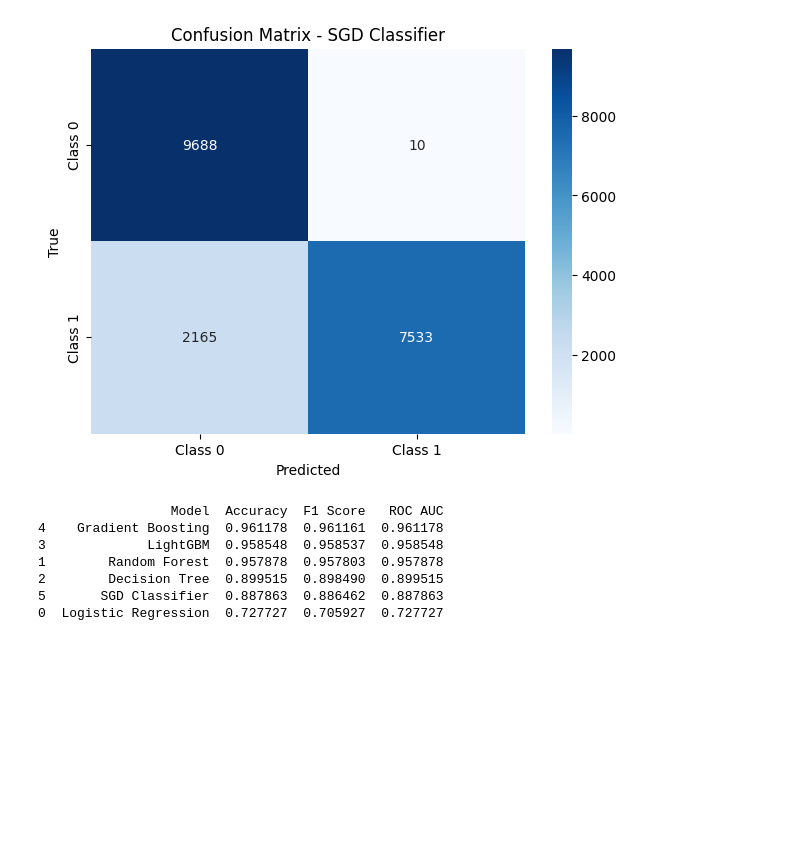
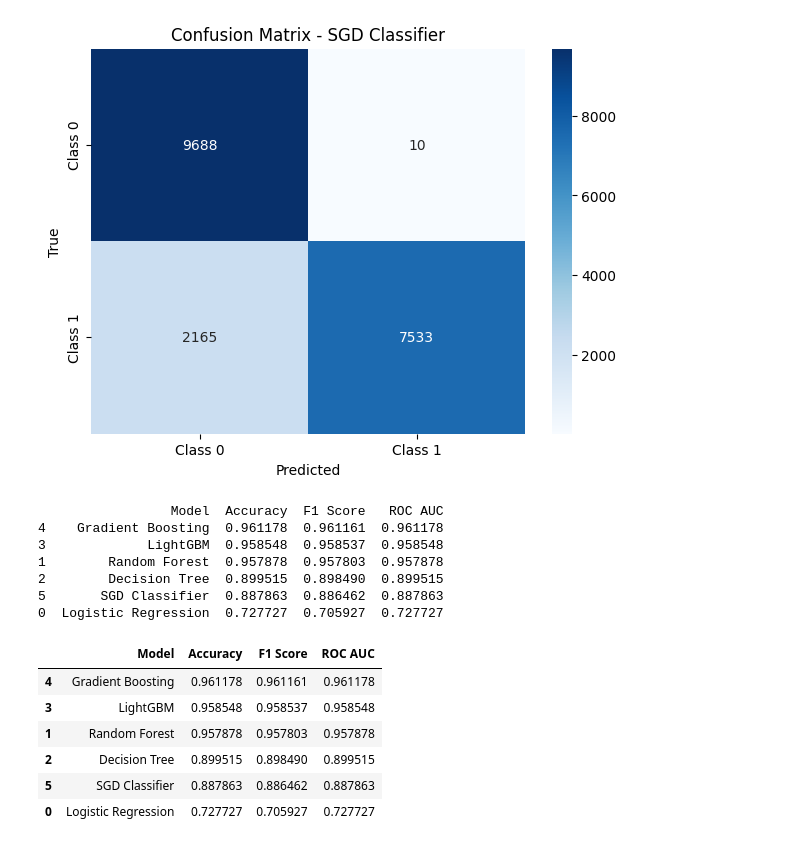
Before and after one commit to DasoTD/Fraud-Detection-ML, a Jupyter notebook: Fraud_Detection.ipynb, the cells around one changed output. Saved outputs shown, nothing was run; the diff lists cells and outputs as text; code cells hidden in the pictures; blank space fills up the shorter version.

Commit message:
colab model

```diff
--- a/Fraud_Detection.ipynb
+++ b/Fraud_Detection.ipynb
@@ -362,3 +362,13 @@ print(results_df)
 2        Decision Tree  0.899515  0.898490  0.899515
 5       SGD Classifier  0.887863  0.886462  0.887863
 0  Logistic Regression  0.727727  0.705927  0.727727
+# %%
+results_df
+# %% [output]
+|  | Model | Accuracy | F1 Score | ROC AUC |
+| 4 | Gradient Boosting | 0.961178 | 0.961161 | 0.961178 |
+| 3 | LightGBM | 0.958548 | 0.958537 | 0.958548 |
+| 1 | Random Forest | 0.957878 | 0.957803 | 0.957878 |
+| 2 | Decision Tree | 0.899515 | 0.898490 | 0.899515 |
+| 5 | SGD Classifier | 0.887863 | 0.886462 | 0.887863 |
+| 0 | Logistic Regression | 0.727727 | 0.705927 | 0.727727 |
```
Also changed, not shown: parts of 2 cells of this notebook.
